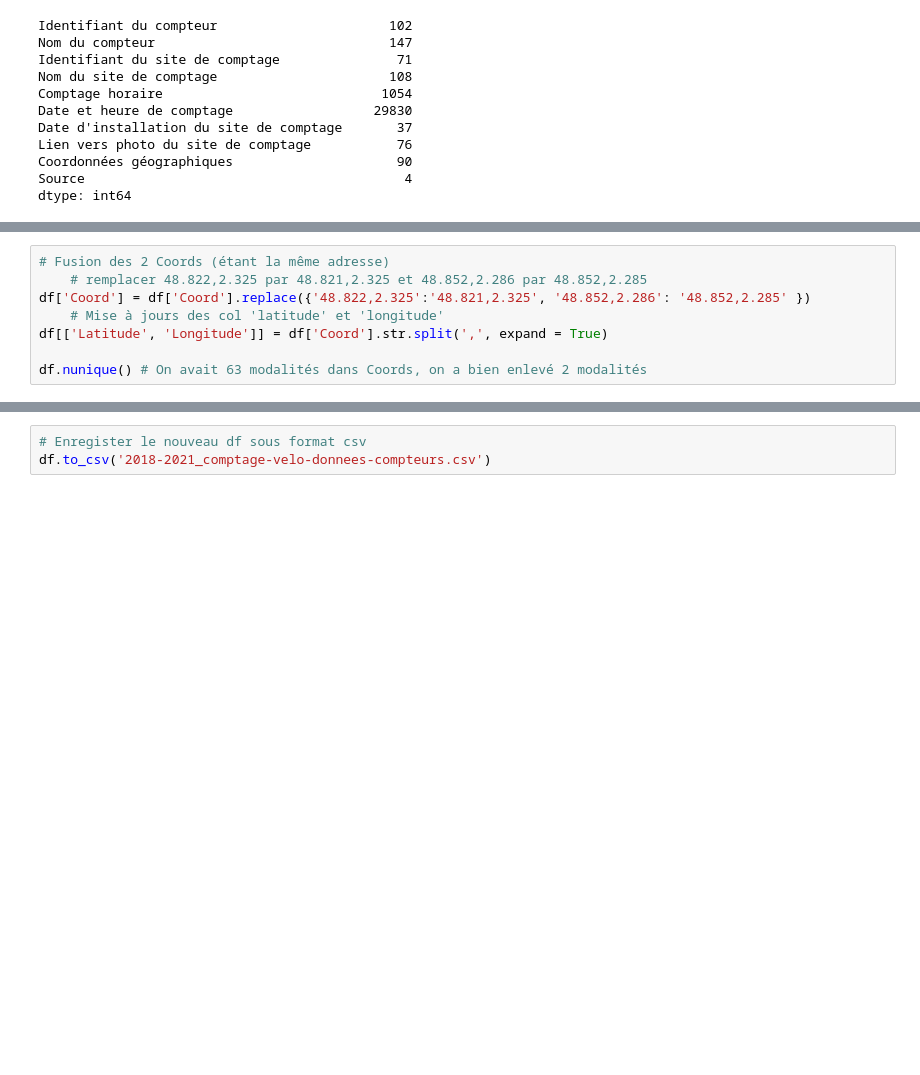
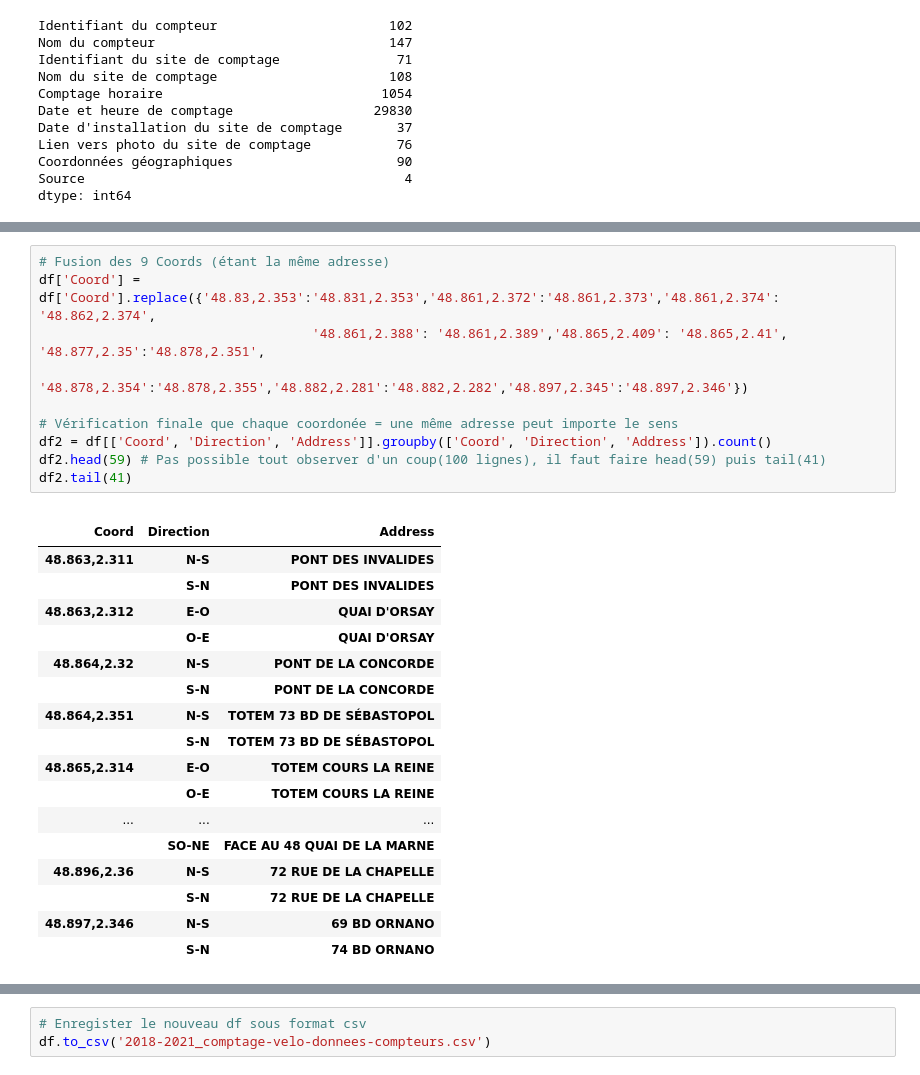
Before and after one commit to tanouar/ParisPyVelib, a Jupyter notebook: Notebook1_Création df_vélib.ipynb, the cells around one changed output, grey strips where cells are left out. Cells and saved outputs as stored; diff of their text form; blank space fills up the shorter version.

```diff
--- a/Notebook1_Création df_vélib.ipynb
+++ b/Notebook1_Création df_vélib.ipynb
@@ -302,8 +289,0 @@ df2[['Identifiant du site de comptage','Coord','Nom du compteur']].groupby(['Ide
-# %%
-# Fusion des 2 Coords (étant la même adresse)
-    # remplacer 48.822,2.325 par 48.821,2.325 et 48.852,2.286 par 48.852,2.285
-df['Coord'] = df['Coord'].replace({'48.822,2.325':'48.821,2.325', '48.852,2.286': '48.852,2.285' })
-    # Mise à jours des col 'latitude' et 'longitude'
-df[['Latitude', 'Longitude']] = df['Coord'].str.split(',', expand = True)
-
-df.nunique() # On avait 63 modalités dans Coords, on a bien enlevé 2 modalités
@@ -360,0 +330,29 @@ df2[['Identifiant du site de comptage','Coord','Nom du compteur']].groupby(['Coo
+# %%
+# Fusion des 9 Coords (étant la même adresse)
+df['Coord'] = df['Coord'].replace({'48.83,2.353':'48.831,2.353','48.861,2.372':'48.861,2.373','48.861,2.374': '48.862,2.374',
+                                   '48.861,2.388': '48.861,2.389','48.865,2.409': '48.865,2.41', '48.877,2.35':'48.878,2.351',
+                                  '48.878,2.354':'48.878,2.355','48.882,2.281':'48.882,2.282','48.897,2.345':'48.897,2.346'})
+
+# Vérification finale que chaque coordonée = une même adresse peut importe le sens
+df2 = df[['Coord', 'Direction', 'Address']].groupby(['Coord', 'Direction', 'Address']).count()
+df2.head(59) # Pas possible tout observer d'un coup(100 lignes), il faut faire head(59) puis tail(41)
+df2.tail(41)
+# %% [output]
+|  |  |  |
+| Coord | Direction | Address |
+| 48.863,2.311 | N-S | PONT DES INVALIDES |
+|  | S-N | PONT DES INVALIDES |
+| 48.863,2.312 | E-O | QUAI D'ORSAY |
+|  | O-E | QUAI D'ORSAY |
+| 48.864,2.32 | N-S | PONT DE LA CONCORDE |
+|  | S-N | PONT DE LA CONCORDE |
+| 48.864,2.351 | N-S | TOTEM 73 BD DE SÉBASTOPOL |
+|  | S-N | TOTEM 73 BD DE SÉBASTOPOL |
+| 48.865,2.314 | E-O | TOTEM COURS LA REINE |
+|  | O-E | TOTEM COURS LA REINE |
+| ... | ... | ... |
+|  | SO-NE | FACE AU 48 QUAI DE LA MARNE |
+| 48.896,2.36 | N-S | 72 RUE DE LA CHAPELLE |
+|  | S-N | 72 RUE DE LA CHAPELLE |
+| 48.897,2.346 | N-S | 69 BD ORNANO |
+|  | S-N | 74 BD ORNANO |
```
Also changed, not shown: parts of 26 cells of this notebook, 2 other files.
